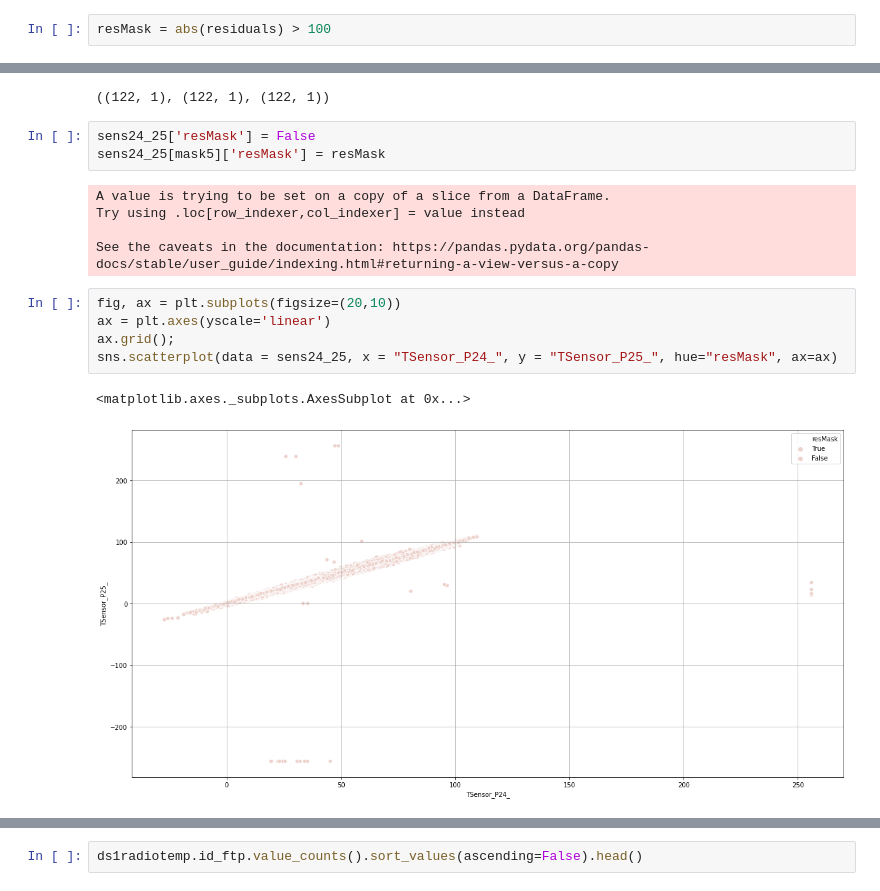
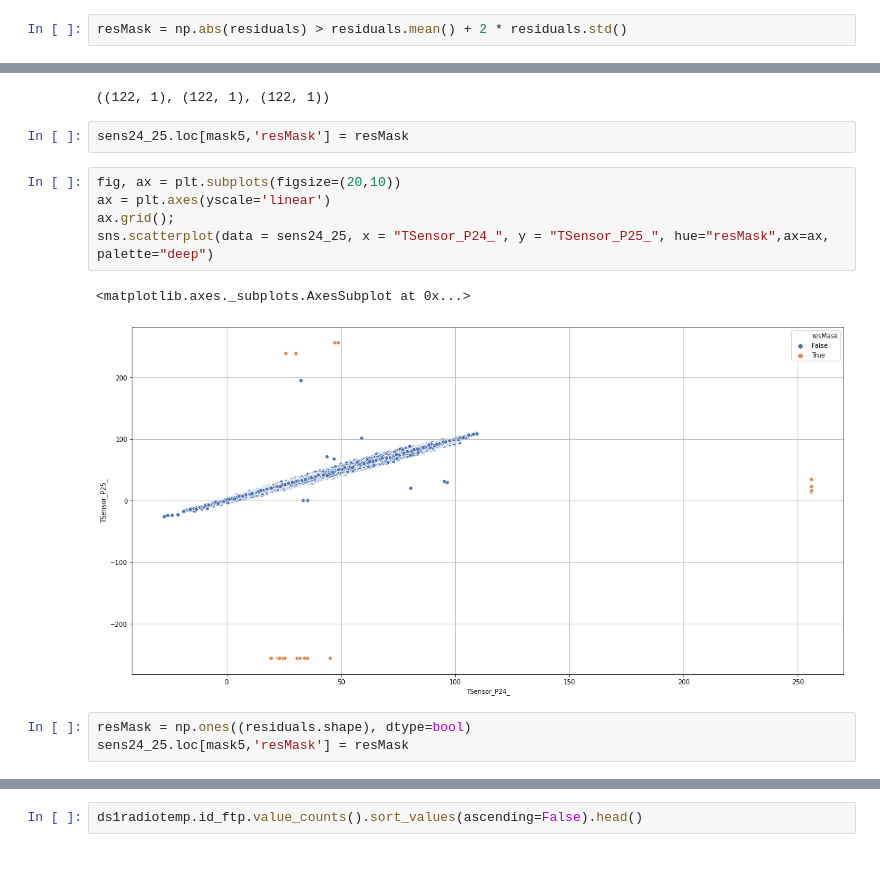
Before and after one commit to lingouzhu/AICampus, a Jupyter notebook: project5Sensors/exploreSensorsDataset.ipynb, the cells around one changed output, grey strips where cells are left out. Saved outputs shown, nothing was run; the diff lists cells and outputs as text; blank space fills up the shorter version.

```diff
--- a/project5Sensors/exploreSensorsDataset.ipynb
+++ b/project5Sensors/exploreSensorsDataset.ipynb
@@ -378,22 +382,19 @@ Text(0, 0.5, 'Residual')
 # %%
-resMask = abs(residuals) > 100
+resMask = np.abs(residuals) > residuals.mean() + 2 * residuals.std()
 # %%
 resMask.shape, residuals.shape, ypred.shape
 # %% [output]
 ((122, 1), (122, 1), (122, 1))
 # %%
-sens24_25['resMask'] = False
-sens24_25[mask5]['resMask'] = resMask
+sens24_25.loc[mask5,'resMask'] = resMask
-# %% [output]
-A value is trying to be set on a copy of a slice from a DataFrame.
-Try using .loc[row_indexer,col_indexer] = value instead
-
-See the caveats in the documentation: https://pandas.pydata.org/pandas-docs/stable/user_guide/indexing.html#returning-a-view-versus-a-copy
 # %%
 fig, ax = plt.subplots(figsize=(20,10))
 ax = plt.axes(yscale='linear')
 ax.grid();
-sns.scatterplot(data = sens24_25, x = "TSensor_P24_", y = "TSensor_P25_", hue="resMask", ax=ax)
+sns.scatterplot(data = sens24_25, x = "TSensor_P24_", y = "TSensor_P25_", hue="resMask",ax=ax, palette="deep")
 # %% [output]
 <matplotlib.axes._subplots.AxesSubplot at 0x...>
-[figure, old version]
+[figure, new version]
+# %%
+resMask = np.ones((residuals.shape), dtype=bool)
+sens24_25.loc[mask5,'resMask'] = resMask
```
Also changed, not shown: parts of 5 cells of this notebook, 7 other files.
